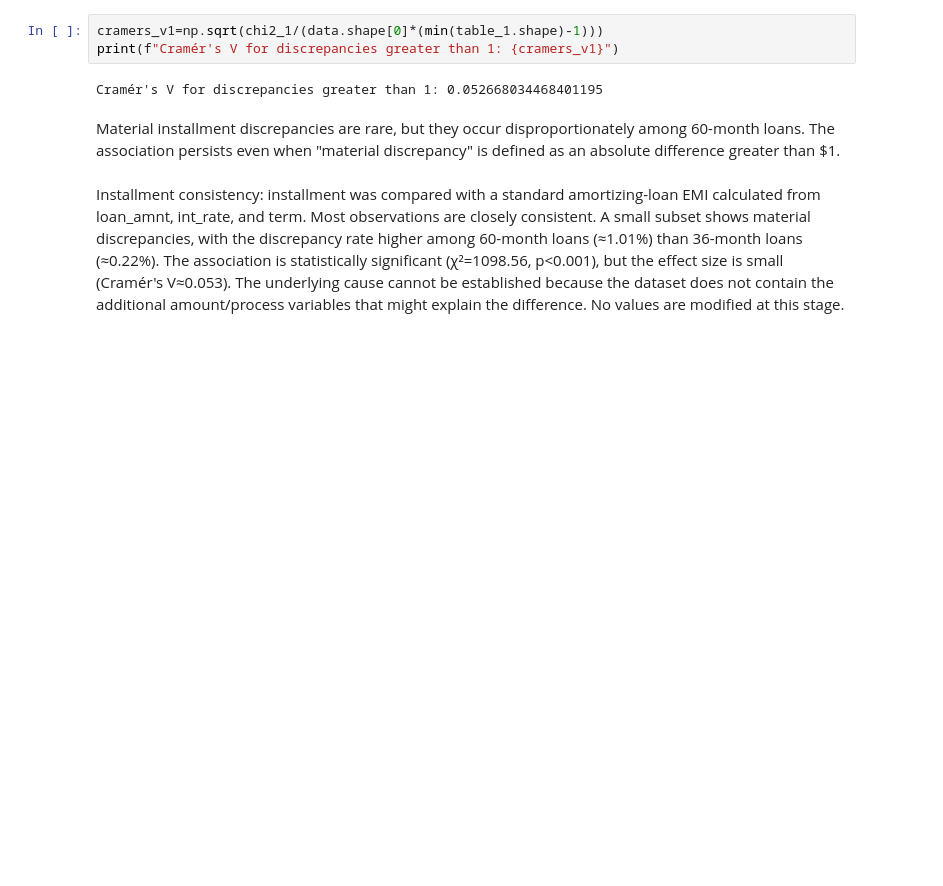
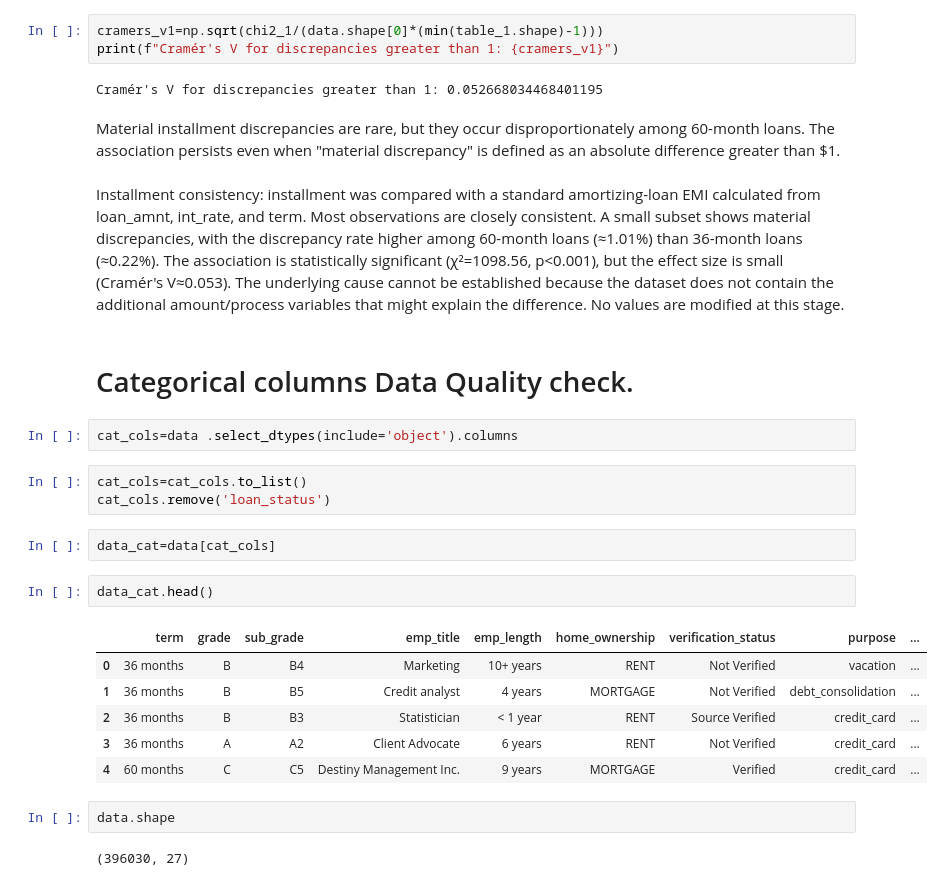
Before and after one commit to sri9079/Loan_tap, a Jupyter notebook: loan_tap_Case Study.ipynb, the cells around one changed output. Saved outputs shown, nothing was run; the diff lists cells and outputs as text; blank space fills up the shorter version.

Commit message:
title col data quality check

```diff
--- a/loan_tap_Case Study.ipynb
+++ b/loan_tap_Case Study.ipynb
@@ -1207,3 +1213,25 @@ Cramér's V for discrepancies greater than 1: 0.052668034468401195
 Material installment discrepancies are rare, but they occur disproportionately among 60-month loans. The association persists even when "material discrepancy" is defined as an absolute difference greater than $1.
 # %% [markdown]
 Installment consistency: installment was compared with a standard amortizing-loan EMI calculated from loan_amnt, int_rate, and term. Most observations are closely consistent. A small subset shows material discrepancies, with the discrepancy rate higher among 60-month loans (≈1.01%) than 36-month loans (≈0.22%). The association is statistically significant (χ²=1098.56, p<0.001), but the effect size is small (Cramér's V≈0.053). The underlying cause cannot be established because the dataset does not contain the additional amount/process variables that might explain the difference. No values are modified at this stage.
+# %% [markdown]
+# Categorical columns Data Quality check.
+# %%
+cat_cols=data .select_dtypes(include='object').columns
+# %%
+cat_cols=cat_cols.to_list()
+cat_cols.remove('loan_status')
+# %%
+data_cat=data[cat_cols]
+# %%
+data_cat.head()
+# %% [output]
+|  | term | grade | sub_grade | emp_title | emp_length | home_ownership | verification_status | purpose | ... |
+| 0 | 36 months | B | B4 | Marketing | 10+ years | RENT | Not Verified | vacation | ... |
+| 1 | 36 months | B | B5 | Credit analyst | 4 years | MORTGAGE | Not Verified | debt_consolidation | ... |
+| 2 | 36 months | B | B3 | Statistician | < 1 year | RENT | Source Verified | credit_card | ... |
+| 3 | 36 months | A | A2 | Client Advocate | 6 years | RENT | Not Verified | credit_card | ... |
+| 4 | 60 months | C | C5 | Destiny Management Inc. | 9 years | MORTGAGE | Verified | credit_card | ... |
+# %%
+data.shape
+# %% [output]
+(396030, 27)
```
Also changed, not shown: parts of 39 cells of this notebook, 1 other file.
